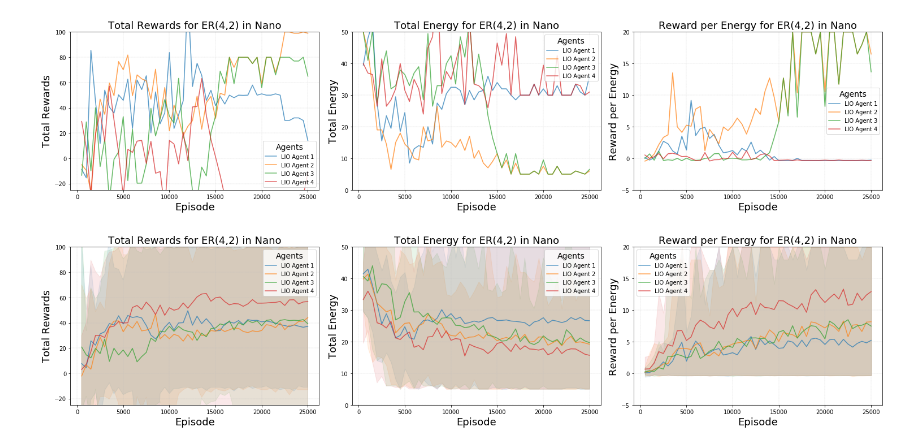
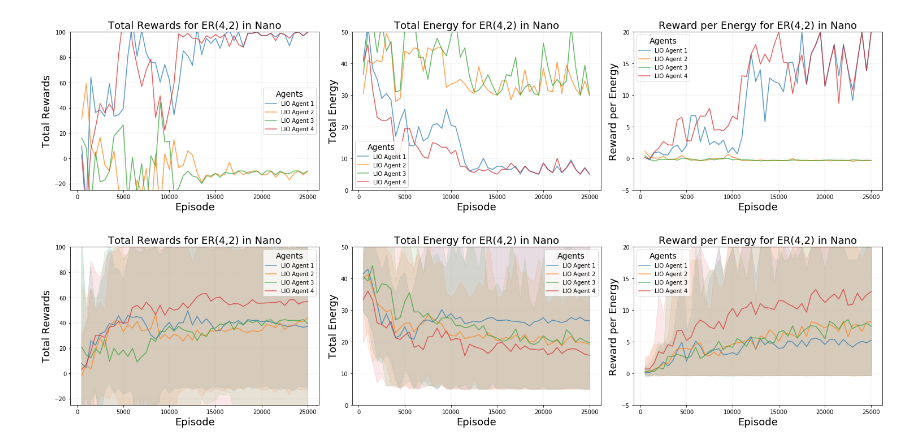
Before and after one commit to UCR-Intelligent-Robotics-Lab/greedy_agent, a Jupyter notebook: plot_ER42_Exploitative_nano_0228.ipynb, the cells around one changed output. Cells and saved outputs as stored; diff of their text form; code cells hidden in the pictures.

```diff
--- a/plot_ER42_Exploitative_nano_0228.ipynb
+++ b/plot_ER42_Exploitative_nano_0228.ipynb
@@ -7,7 +7,7 @@ import matplotlib.pyplot as plt
 
 # Load data
 df_all = []
-for i in range(3,4):
+for i in range(5,6):
     df_all.append(pd.read_csv(f'scripts/nano_results_0228/er{i+1}/LIO_normal_test_ER42/log.csv'))
 
 # Find minimum length
@@ -80,35 +80,35 @@ for agent_id, color in zip([1,2,3,4], colors):  # Plot each agent separately
     agent_rpe = []
     for df in df_all:
         agent_rpe.append(df[f'A{agent_id}_reward_per_energy'].values[:min_length])
     agent_signal = np.vstack(agent_rpe)
 
     minsrpe = np.min(agent_signal, axis=0)
     maxsrpe = np.max(agent_signal, axis=0)
     meansrpe = np.mean(agent_signal, axis=0)
     ax3.fill_between(t, minsrpe, maxsrpe, alpha=0.1, color=color)
     ax3.plot(t, meansrpe, color=color,
              label=f'LIO Agent {agent_id}',
              linestyle='-', alpha=0.7)
 
 ax3.grid(color='silver', linestyle='--', linewidth=0.3)
 ax3.set_xlabel('Episode', fontsize=18)
 ax3.set_ylabel('Reward per Energy', fontsize=18)
 ax3.set_title('Reward per Energy for ER(4,2) in Nano', fontsize=18)
 ax3.legend(title='Agents', title_fontsize=14, loc='best')
 
 
 # Adjust y-axis limits for better visualization
 ax1.set_ylim(-25, 100)  # For total rewards
 ax2.set_ylim(0, 50)     # For total energy
 ax3.set_ylim(-5, 20)     # For reward per energy
 
 plt.tight_layout()
 plt.show()
 
 # Save the performance plot with normal agent
-fig.savefig('lio_normal_ER42_overall_nano_er3.png', dpi=300)
+fig.savefig('lio_normal_ER42_overall_nano_er5.png', dpi=300)
 # %% [output]
-[figure, old version]
+[figure, new version]
 # %%
 # Overall performance comparison of LIO in the ER(4,2) environment with all normal agents, running by Nano
 import numpy as np
```
Also changed, not shown: 5 other files.
